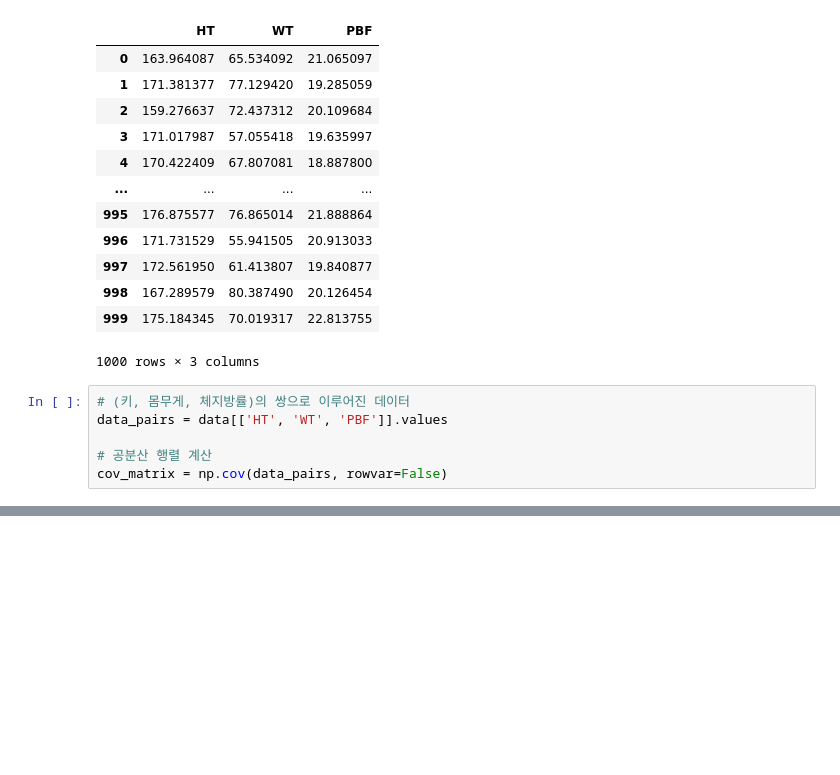
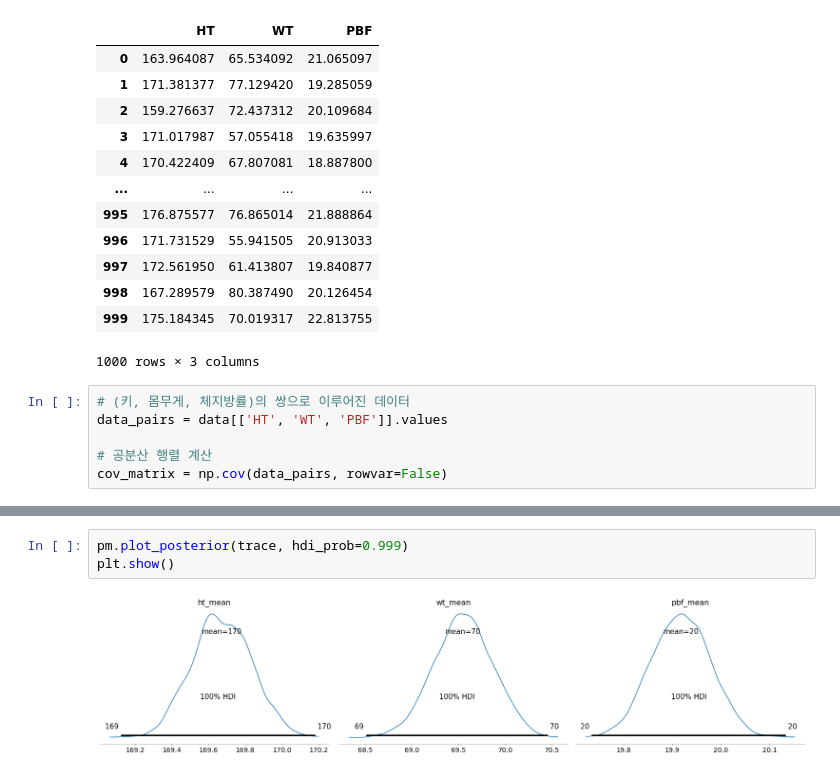
Before and after one commit to Plusholic/Bayes_study, a Jupyter notebook: MCMC.ipynb, the cells around one changed output, grey strips where cells are left out. Cells and saved outputs as stored; diff of their text form; blank space fills up the shorter version.

```diff
--- a/MCMC.ipynb
+++ b/MCMC.ipynb
@@ -101,0 +102,5 @@ plt.show()
+# %%
+pm.plot_posterior(trace, hdi_prob=0.999)
+plt.show()
+# %% [output]
+[figure, added]
```
Also changed, not shown: parts of 21 cells of this notebook.
